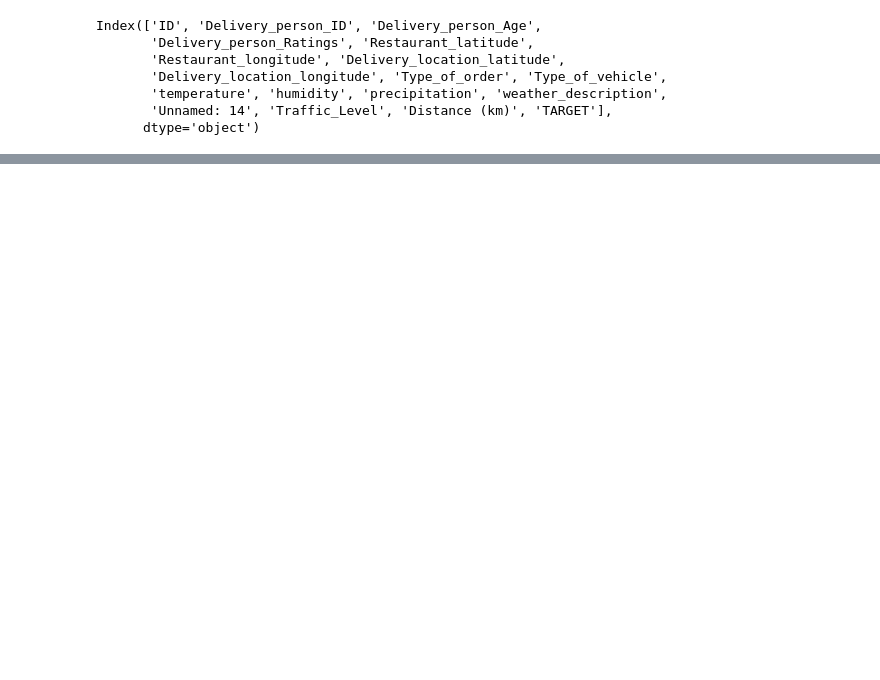
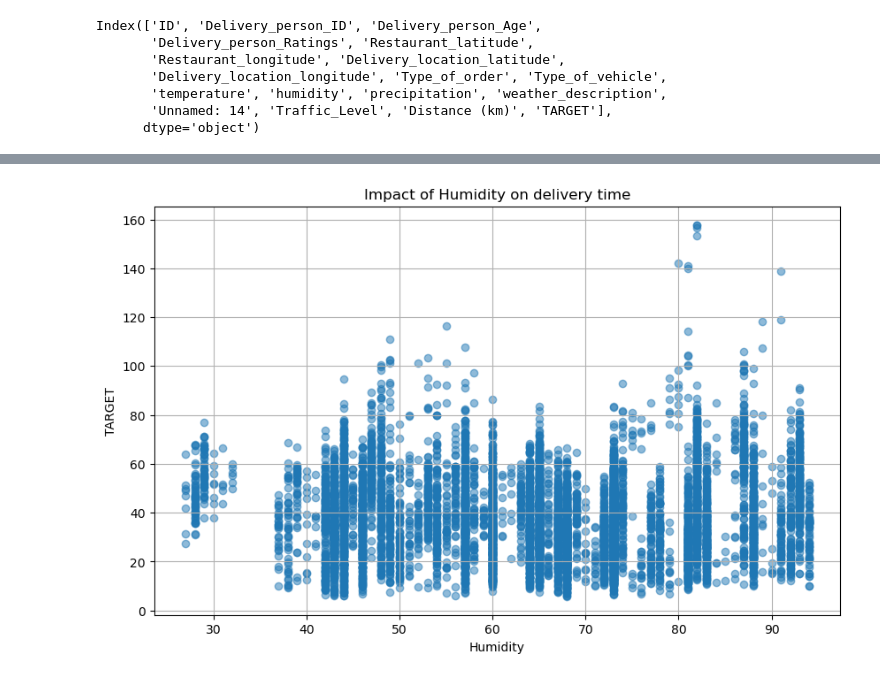
Before and after one commit to Czuberion/AMF, a Jupyter notebook: src/suml/pipelines/data/analysis.ipynb, the cells around one changed output, grey strips where cells are left out. Saved outputs shown, nothing was run; the diff lists cells and outputs as text; code cells hidden in the pictures; blank space fills up the shorter version.

```diff
--- a/src/suml/pipelines/data/analysis.ipynb
+++ b/src/suml/pipelines/data/analysis.ipynb
@@ -33,0 +34,10 @@ plt.show()
+# %%
+plt.figure(figsize=(10, 6))
+plt.scatter(df_clean['humidity'], df_clean['TARGET'], alpha=0.5)
+plt.title('Impact of Humidity on delivery time')
+plt.xlabel('Humidity')
+plt.ylabel('TARGET')
+plt.grid(True)
+plt.show()
+# %% [output]
+[figure, added]
```
Also changed, not shown: parts of 3 cells of this notebook.
